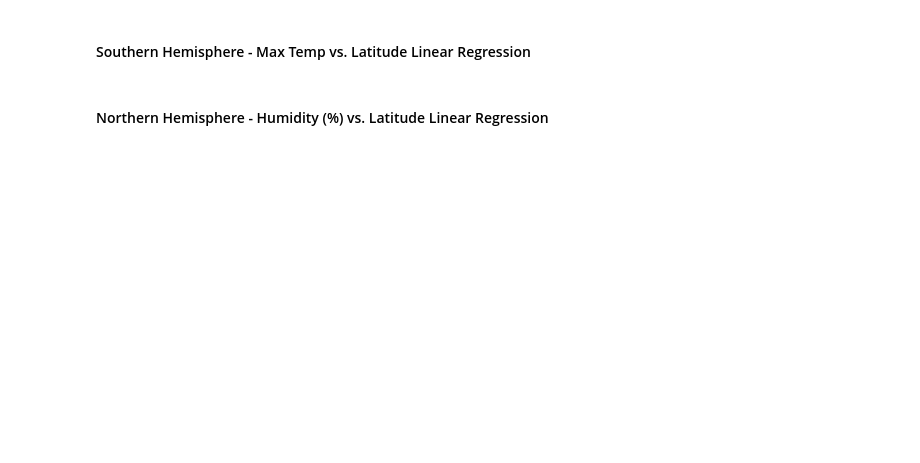
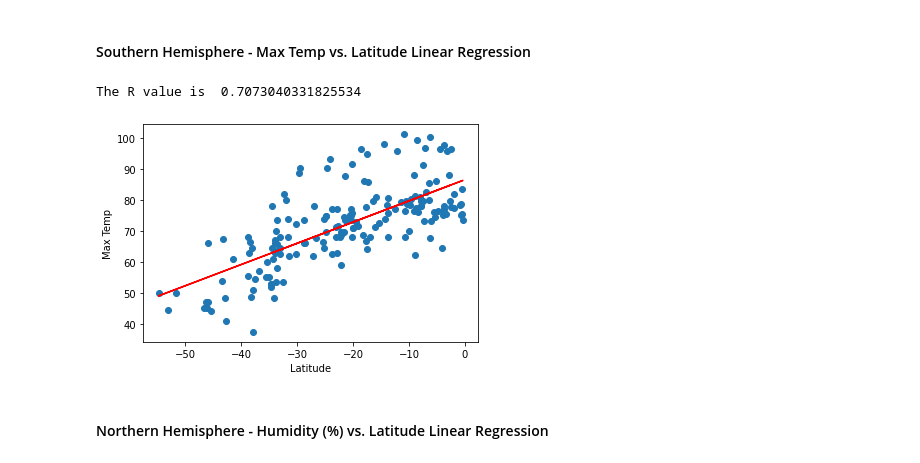
Before and after one commit to haiwy1218/Python-Api-Challenge, a Jupyter notebook: weatherpy/WeatherPy.ipynb, the cells around one changed output. Saved outputs shown, nothing was run; the diff lists cells and outputs as text; code cells hidden in the pictures; blank space fills up the shorter version.

```diff
--- a/weatherpy/WeatherPy.ipynb
+++ b/weatherpy/WeatherPy.ipynb
@@ -223,4 +231,18 @@ The R value is  -0.8798805287613276
 # %% [markdown]
 ####  Southern Hemisphere - Max Temp vs. Latitude Linear Regression
+# %%
+x= df[df['Lat']<0]['Lat']
+y= df[df['Lat']<0]['Max Temp']
+slope,intercept,r_value,p_value,std_err=linregress(x,y)
+print('The R value is ',r_value)
+fig=plt.figure()
+plt.scatter(x,y)
+plt.xlabel('Latitude')
+plt.ylabel('Max Temp')
+plt.plot(x, intercept + slope*x, 'r', label='y={:.2f}x+{:.2f}'.format(slope,intercept))
+plt.show()
+# %% [output]
+The R value is  0.7073040331825534
+[figure, added]
 # %% [markdown]
 ####  Northern Hemisphere - Humidity (%) vs. Latitude Linear Regression
```
Also changed, not shown: parts of 16 cells of this notebook, 1 other file.
